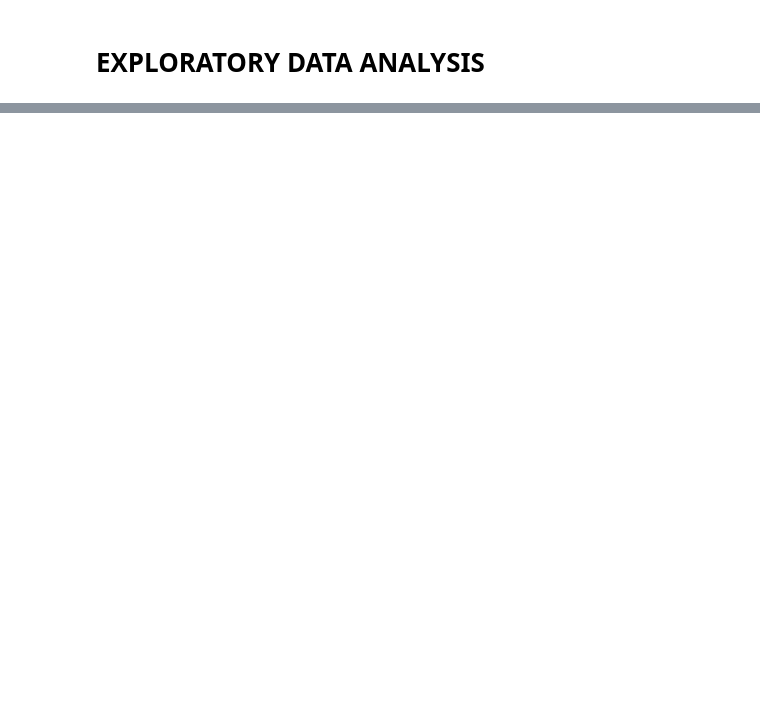
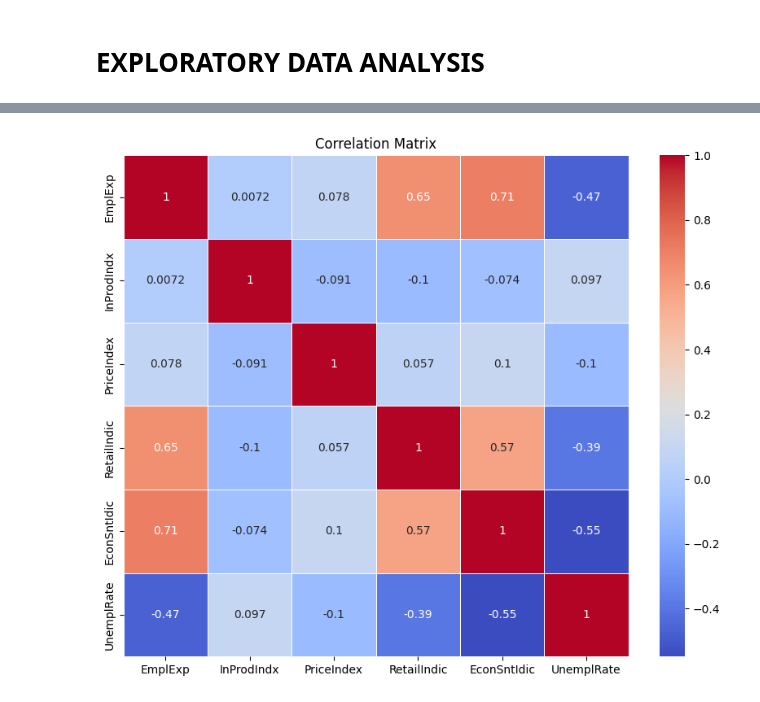
Before and after one commit to luizka00/unemployment_prediction, a Jupyter notebook: notebooks/econometrics_project.ipynb, the cells around one changed output, grey strips where cells are left out. Drawn from its saved outputs; the diff is of its cells as text; code cells hidden in the pictures; blank space fills up the shorter version.

```diff
--- a/notebooks/econometrics_project.ipynb
+++ b/notebooks/econometrics_project.ipynb
@@ -106,0 +189,8 @@ dataset
+# %%
+# Correlation matrix
+mp.pyplot.figure(figsize=(10, 8))
+sb.heatmap(dataset.corr(), annot=True, cmap='coolwarm', linewidths=0.5)
+mp.pyplot.title('Correlation Matrix')
+mp.pyplot.show()
+# %% [output]
+[figure, added]
```
Also changed, not shown: parts of 28 cells of this notebook, 10 other files.
